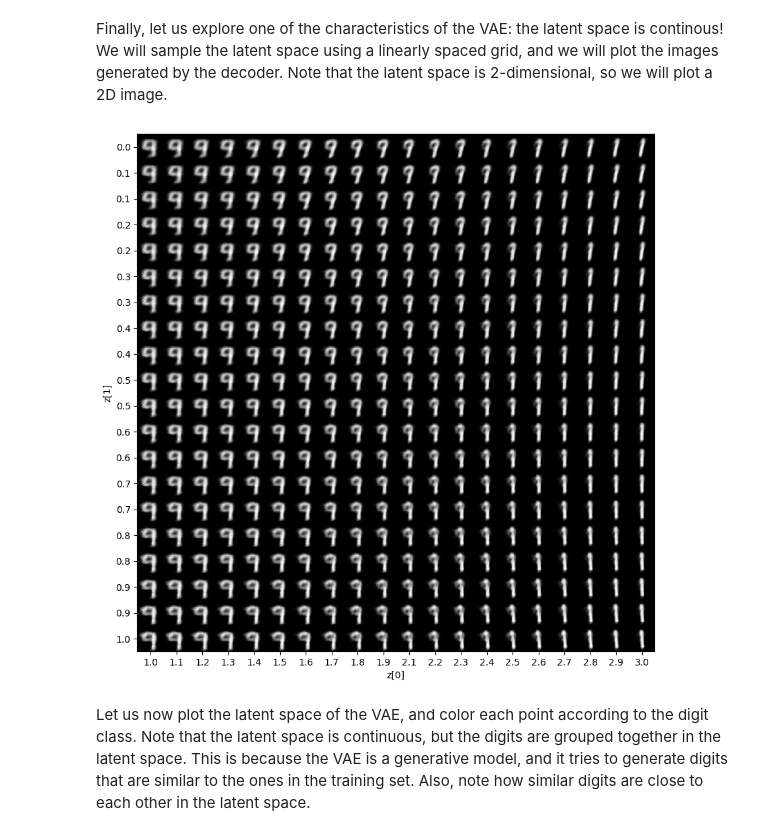
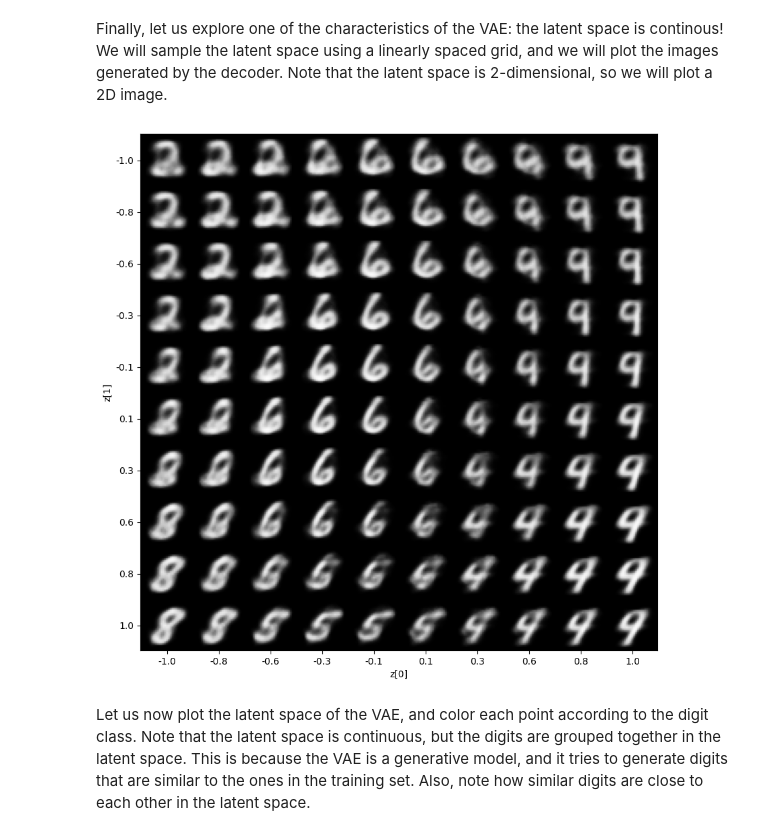
Before and after one commit to jparras/dgm_classes, a Jupyter notebook: dgm/vae_mnist.ipynb, the cells around one changed output. Saved outputs shown, nothing was run; the diff lists cells and outputs as text; code cells hidden in the pictures.

```diff
--- a/dgm/vae_mnist.ipynb
+++ b/dgm/vae_mnist.ipynb
@@ -120,14 +124,18 @@ Now, we are going to load the MNIST dataset. We will use the `datasets` module f
 # Load MNIST data
 mnist_tr_set = datasets.MNIST(root='./D_set', train=True, download=True, transform=None)  # Training set
 mnist_ts_set = datasets.MNIST(root='./D_set', train=False, download=True, transform=None)  # Test set
-train_data = mnist_tr_set.data.float() / 255  # Convert images to be in [0, 1] range
-test_data = mnist_ts_set.data.float() / 255  # Convert images to be in [0, 1] range
+train_data = torch.reshape(mnist_tr_set.data, (mnist_tr_set.data.shape[0], 784)).float() / 255  # Convert images to vectors and make them be in [0, 1] range
+test_data = torch.reshape(mnist_ts_set.data, (mnist_ts_set.data.shape[0], 784)).float() / 255  # Convert images to vectors and make them be in [0, 1] range
+# %%
+# train with 10000 samples
+train_data = train_data[:10000]
 # %% [markdown]
 We are ready to train the VAE. We will use 100 dimensions for the latent representation, and we will train the VAE for 50 epochs. We will use a batch size of 2048. Beware of using the GPU: otherwise, the code may take too long to run (on a Tesla T4, it runs in less than 1 minute).
 # %%
 dimension = 2  # Latent dimension to be used
+epochs = 150
 print('Training VAE...')
 model = VAE(latent_dim=dimension)
-train_loss, val_loss = model.fit(train_data, test_data, epochs=50, batch_size=2048)
+train_loss, val_loss = model.fit(train_data, test_data, epochs=epochs, batch_size=2048)
 # %% [output]
 Training VAE...
@@ -149,35 +157,63 @@ Finally, let us explore one of the characteristics of the VAE: the latent space
 # %%
 # Let us plot the latent space of the VAE: note that it is continuous!!
 digit_size = 28
-n = 20  # The total number of images generated is n ** 2: be careful as a too large n may be long to compute!
+n = 10 # The total number of images generated is n ** 2: be careful as a too large n may be long to compute!
+z0 = [-1,1]
+z1 = [-1,1]
+def plot_reconstruction(z0,z1):
 
-figure = np.zeros((digit_size * n, digit_size * n))  # Empty image to store each digit
-# linearly spaced coordinates corresponding to the 2D plot of digit classes in the latent space: we sample the 2D latent space using a linearly spaced grid!
-grid_x = np.linspace(1, 3, n)
-grid_y = np.linspace(0, 1, n)
+    # linearly spaced coordinates corresponding to the 2D plot of digit classes in the latent space: we sample the 2D latent space using a linearly spaced grid!
+    grid_x = np.linspace(z0[0], z0[1], n)
+    if dimension>1:
+        figure = np.zeros((digit_size * n, digit_size * n))  # Empty image to store each digit
+        grid_y = np.linspace(z1[0], z1[1], n)
+        for i, yi in enumerate(grid_y):
+            for j, xi in enumerate(grid_x):
+                z_sample = np.array([[xi, yi]])  # Latent space sample is a point of the grid
+                x_decoded = model.decode(torch.from_numpy(z_sample).float().to(model.device)).detach().cpu().numpy() # Image generated by the decoder
+                #reshape the image to be 28 x 28
+                x_decoded = x_decoded.reshape(digit_size, digit_size)
+                figure[i * digit_size : (i + 1) * digit_size, j * digit_size : (j + 1) * digit_size,] = x_decoded  # Put the digit in the general image
 
-for i, yi in enumerate(grid_y):
-    for j, xi in enumerate(grid_x):
-        z_sample = np.array([[xi, yi]])  # Latent space sample is a point of the grid
-        x_decoded = model.decode(torch.from_numpy(z_sample).float().to(model.device)).detach().cpu().numpy() # Image generated by the decoder
-        figure[i * digit_size : (i + 1) * digit_size, j * digit_size : (j + 1) * digit_size,] = x_decoded  # Put the digit in the general image
+        # Now, plot the image of the latent space we just generated
+        figsize = 10
+        plt.figure(figsize=(figsize, figsize))
+        start_range = digit_size // 2
+        end_range = n * digit_size + start_range
+        pixel_range = np.arange(start_range, end_range, digit_size)
+        sample_range_x = np.round(grid_x, 1)
+        sample_range_y = np.round(grid_y, 1)
+        plt.xticks(pixel_range, sample_range_x)
+        plt.yticks(pixel_range, sample_range_y)
+        plt.xlabel("z[0]")
+        plt.ylabel("z[1]")
+        plt.imshow(figure, cmap="Greys_r")
+        plt.show()
+    else:
+        figure = np.zeros((digit_size, digit_size*n))  # Empty image to store each digit
+        for j, xi in enumerate(grid_x):
+                z_sample = np.array([xi])  # Latent space sample is a point of the grid
+                x_decoded = model.decode(torch.from_numpy(z_sample).float().to(model.device)).detach().cpu().numpy() # Image generated by the decoder
+                #reshape the image to be 28 x 28
+                x_decoded = x_decoded.reshape(digit_size, digit_size)
+                figure[0 * digit_size : (0 + 1) * digit_size, j * digit_size : (j + 1) * digit_size,] = x_decoded  # Put the digit in the general
+                # image
 
-# Now, plot the image of the latent space we just generated
-figsize = 10
-plt.figure(figsize=(figsize, figsize))
-start_range = digit_size // 2
-end_range = n * digit_size + start_range
-pixel_range = np.arange(start_range, end_range, digit_size)
-sample_range_x = np.round(grid_x, 1)
-sample_range_y = np.round(grid_y, 1)
-plt.xticks(pixel_range, sample_range_x)
-plt.yticks(pixel_range, sample_range_y)
-plt.xlabel("z[0]")
-plt.ylabel("z[1]")
-plt.imshow(figure, cmap="Greys_r")
-plt.show()
+        # Now, plot the image of the latent space we just generated
+        figsize = 10
+        plt.figure(figsize=(figsize, figsize))
+        start_range = digit_size // 2
+        end_range = n * digit_size + start_range
+        pixel_range = np.arange(start_range, end_range, digit_size)
+        sample_range_x = np.round(grid_x, 1)
+        # sample_range_y = np.round(grid_y, 1)
+        plt.xticks(pixel_range, sample_range_x)
+        plt.xlabel("z[0]")
+        plt.imshow(figure, cmap="Greys_r")
+        plt.show()
+plot_reconstruction(z0,z1)
 # %% [output]
-[figure, old version]
+[figure, new version]
 # %% [markdown]
 Let us now plot the latent space of the VAE, and color each point according to the digit class. Note that the latent space is continuous, but the digits are grouped together in the latent space. This is because the VAE is a generative model, and it tries to generate digits that are similar to the ones in the training set. Also, note how similar digits are close to each other in the latent space.
 # %%
```
Also changed, not shown: parts of 5 cells of this notebook, 3 other files.
